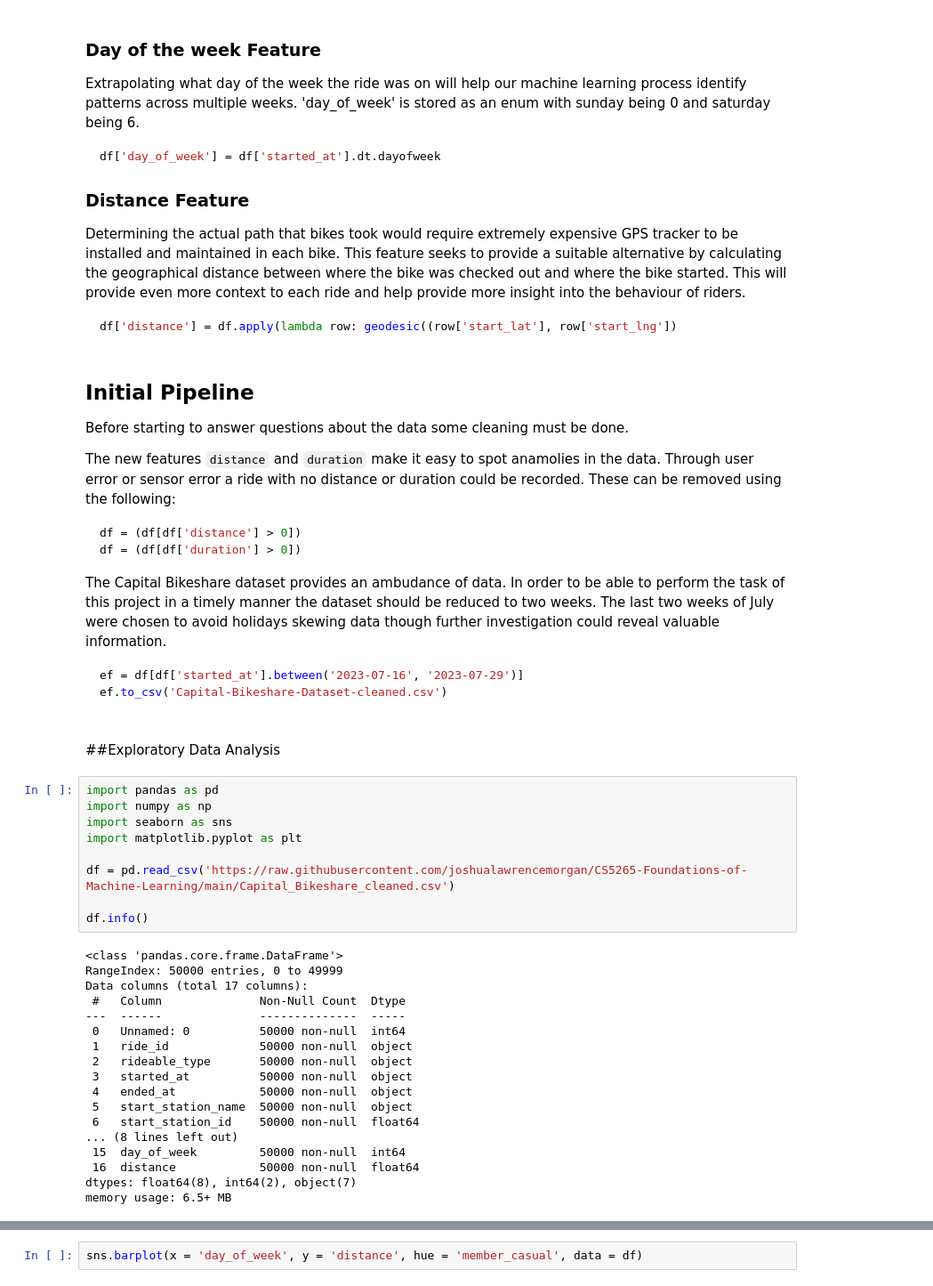
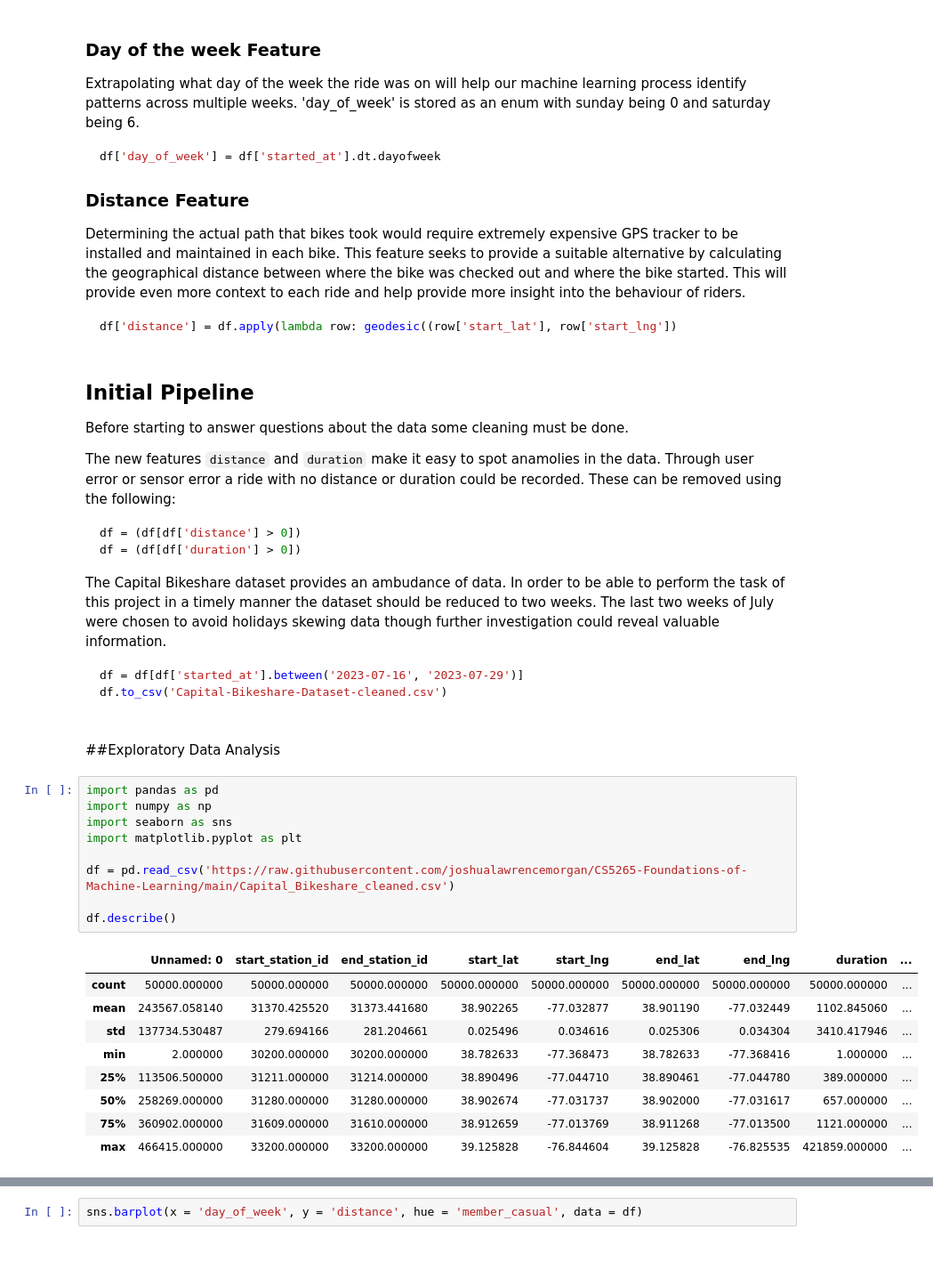
Before and after one commit to joshualawrencemorgan/CS5265-Foundations-of-Machine-Learning, a Jupyter notebook: Capital_Bikeshare_ML_Project.ipynb, the cells around one changed output, grey strips where cells are left out. Shown at 89% size. Drawn from its saved outputs; the diff is of its cells as text; blank space fills up the shorter version.

````diff
--- a/Capital_Bikeshare_ML_Project.ipynb
+++ b/Capital_Bikeshare_ML_Project.ipynb
@@ -61,34 +61,26 @@ df = (df[df['duration'] > 0])
 
 The Capital Bikeshare dataset provides an ambudance of data. In order to be able to perform the task of this project in a timely manner the dataset should be reduced to two weeks. The last two weeks of July were chosen to avoid holidays skewing data though further investigation could reveal valuable information.
 ```python3
-ef = df[df['started_at'].between('2023-07-16', '2023-07-29')]
-ef.to_csv('Capital-Bikeshare-Dataset-cleaned.csv')
+df = df[df['started_at'].between('2023-07-16', '2023-07-29')]
+df.to_csv('Capital-Bikeshare-Dataset-cleaned.csv')
 # %% [markdown]
 ##Exploratory Data Analysis
 # %%
 import pandas as pd
 import numpy as np
 import seaborn as sns
 import matplotlib.pyplot as plt
 
 df = pd.read_csv('https://raw.githubusercontent.com/joshualawrencemorgan/CS5265-Foundations-of-Machine-Learning/main/Capital_Bikeshare_cleaned.csv')
 
-df.info()
+df.describe()
 # %% [output]
-<class 'pandas.core.frame.DataFrame'>
-RangeIndex: 50000 entries, 0 to 49999
-Data columns (total 17 columns):
- #   Column              Non-Null Count  Dtype
----  ------              --------------  -----
- 0   Unnamed: 0          50000 non-null  int64
- 1   ride_id             50000 non-null  object
- 2   rideable_type       50000 non-null  object
- 3   started_at          50000 non-null  object
- 4   ended_at            50000 non-null  object
- 5   start_station_name  50000 non-null  object
- 6   start_station_id    50000 non-null  float64
-... (8 lines left out)
- 15  day_of_week         50000 non-null  int64
- 16  distance            50000 non-null  float64
-dtypes: float64(8), int64(2), object(7)
-memory usage: 6.5+ MB
+|  | Unnamed: 0 | start_station_id | end_station_id | start_lat | start_lng | end_lat | end_lng | duration | ... |
+| count | 50000.000000 | 50000.000000 | 50000.000000 | 50000.000000 | 50000.000000 | 50000.000000 | 50000.000000 | 50000.000000 | ... |
+| mean | 243567.058140 | 31370.425520 | 31373.441680 | 38.902265 | -77.032877 | 38.901190 | -77.032449 | 1102.845060 | ... |
+| std | 137734.530487 | 279.694166 | 281.204661 | 0.025496 | 0.034616 | 0.025306 | 0.034304 | 3410.417946 | ... |
+| min | 2.000000 | 30200.000000 | 30200.000000 | 38.782633 | -77.368473 | 38.782633 | -77.368416 | 1.000000 | ... |
+| 25% | 113506.500000 | 31211.000000 | 31214.000000 | 38.890496 | -77.044710 | 38.890461 | -77.044780 | 389.000000 | ... |
+| 50% | 258269.000000 | 31280.000000 | 31280.000000 | 38.902674 | -77.031737 | 38.902000 | -77.031617 | 657.000000 | ... |
+| 75% | 360902.000000 | 31609.000000 | 31610.000000 | 38.912659 | -77.013769 | 38.911268 | -77.013500 | 1121.000000 | ... |
+| max | 466415.000000 | 33200.000000 | 33200.000000 | 39.125828 | -76.844604 | 39.125828 | -76.825535 | 421859.000000 | ... |
````
Also changed, not shown: parts of 8 cells of this notebook.
